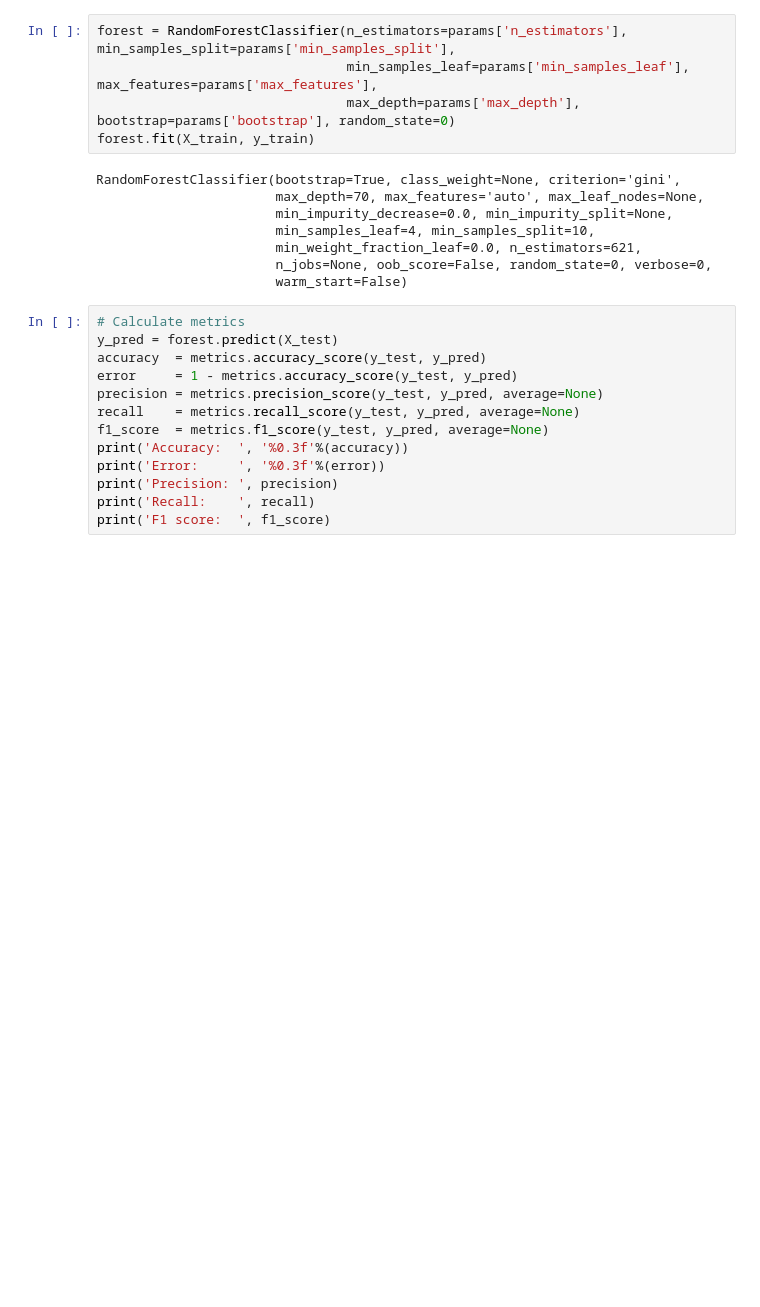
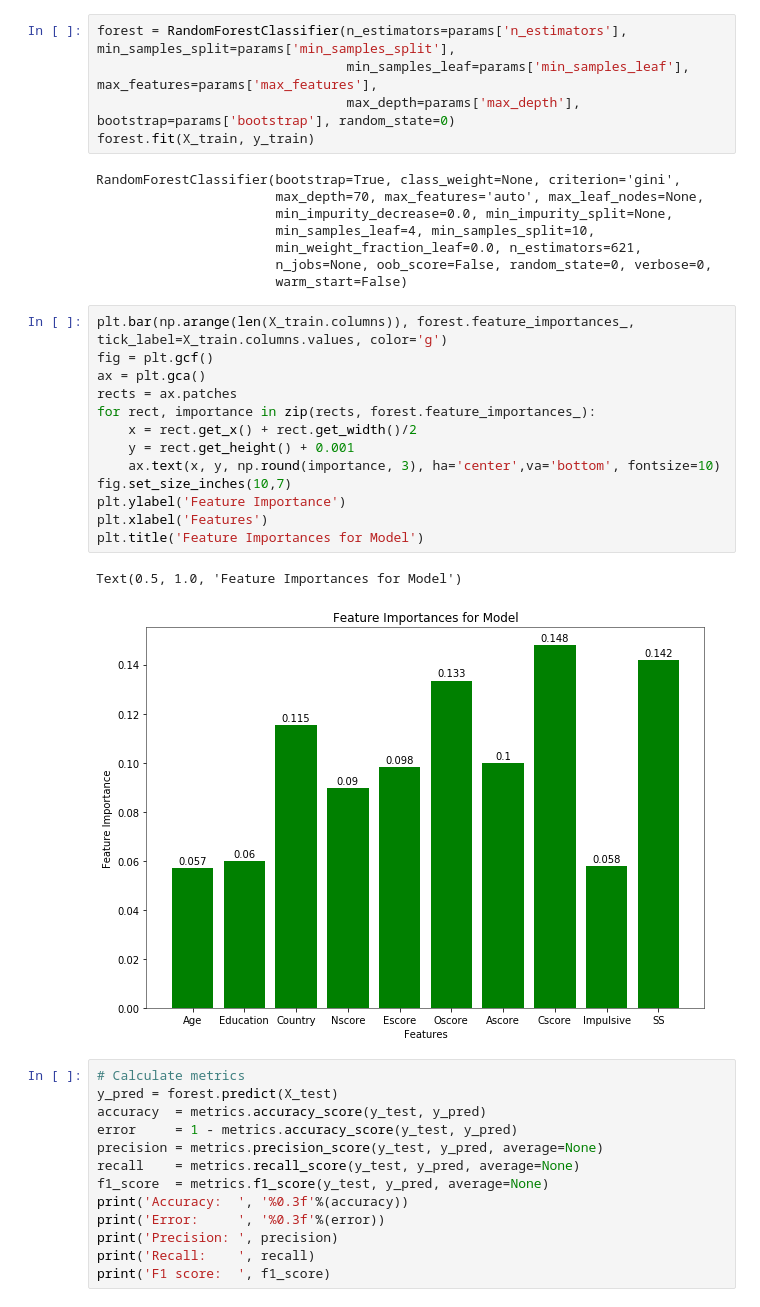
Before and after one commit to ManasaK33/drug-consumption, a Jupyter notebook: carlos.ipynb, the cells around one changed output. Saved outputs shown, nothing was run; the diff lists cells and outputs as text; blank space fills up the shorter version.

```diff
--- a/carlos.ipynb
+++ b/carlos.ipynb
@@ -542,6 +542,22 @@ RandomForestClassifier(bootstrap=True, class_weight=None, criterion='gini',
                        min_weight_fraction_leaf=0.0, n_estimators=621,
                        n_jobs=None, oob_score=False, random_state=0, verbose=0,
                        warm_start=False)
+# %%
+plt.bar(np.arange(len(X_train.columns)), forest.feature_importances_, tick_label=X_train.columns.values, color='g')
+fig = plt.gcf()
+ax = plt.gca()
+rects = ax.patches
+for rect, importance in zip(rects, forest.feature_importances_):
+    x = rect.get_x() + rect.get_width()/2
+    y = rect.get_height() + 0.001
+    ax.text(x, y, np.round(importance, 3), ha='center',va='bottom', fontsize=10)
+fig.set_size_inches(10,7)
+plt.ylabel('Feature Importance')
+plt.xlabel('Features')
+plt.title('Feature Importances for Model')
+# %% [output]
+Text(0.5, 1.0, 'Feature Importances for Model')
+[figure, added]
 # %%
 # Calculate metrics
 y_pred = forest.predict(X_test)
```
Also changed, not shown: parts of 3 cells of this notebook, 2 other files.
